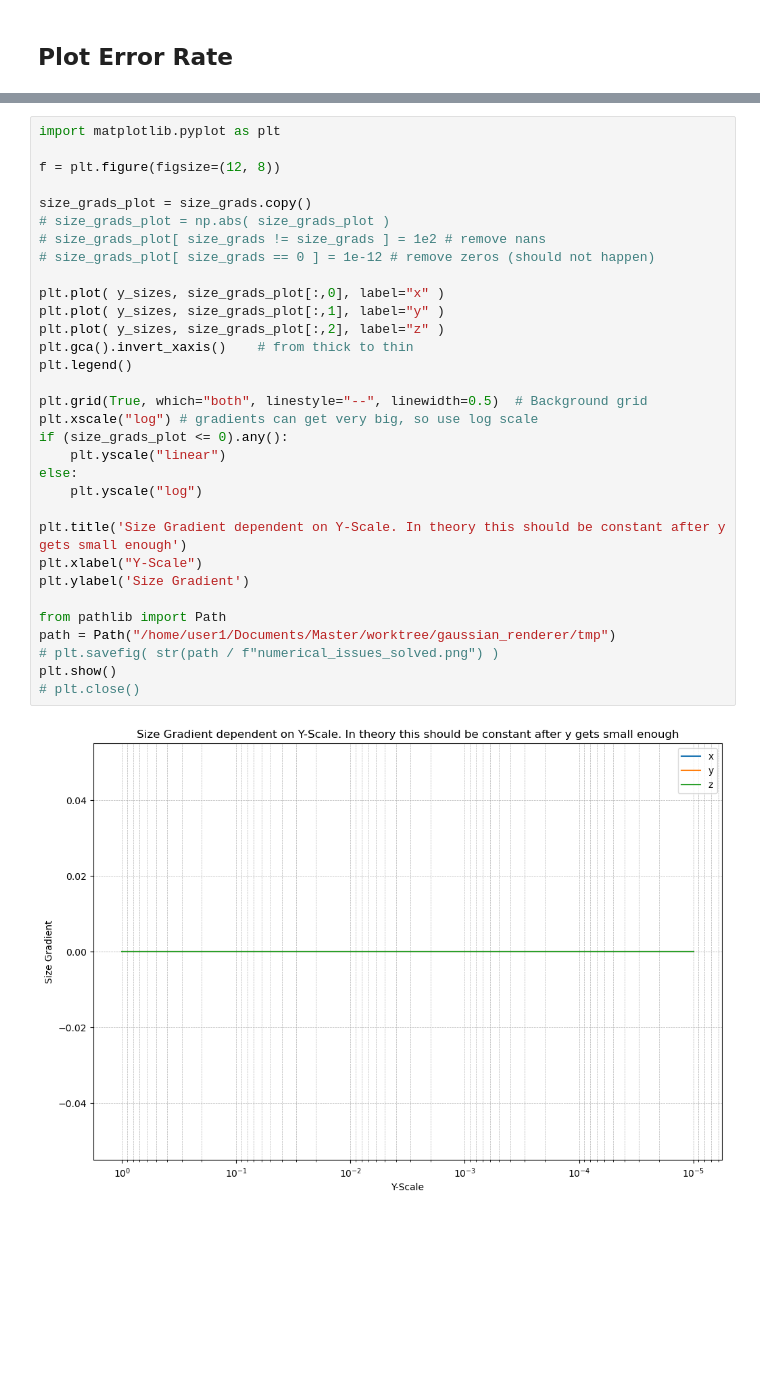
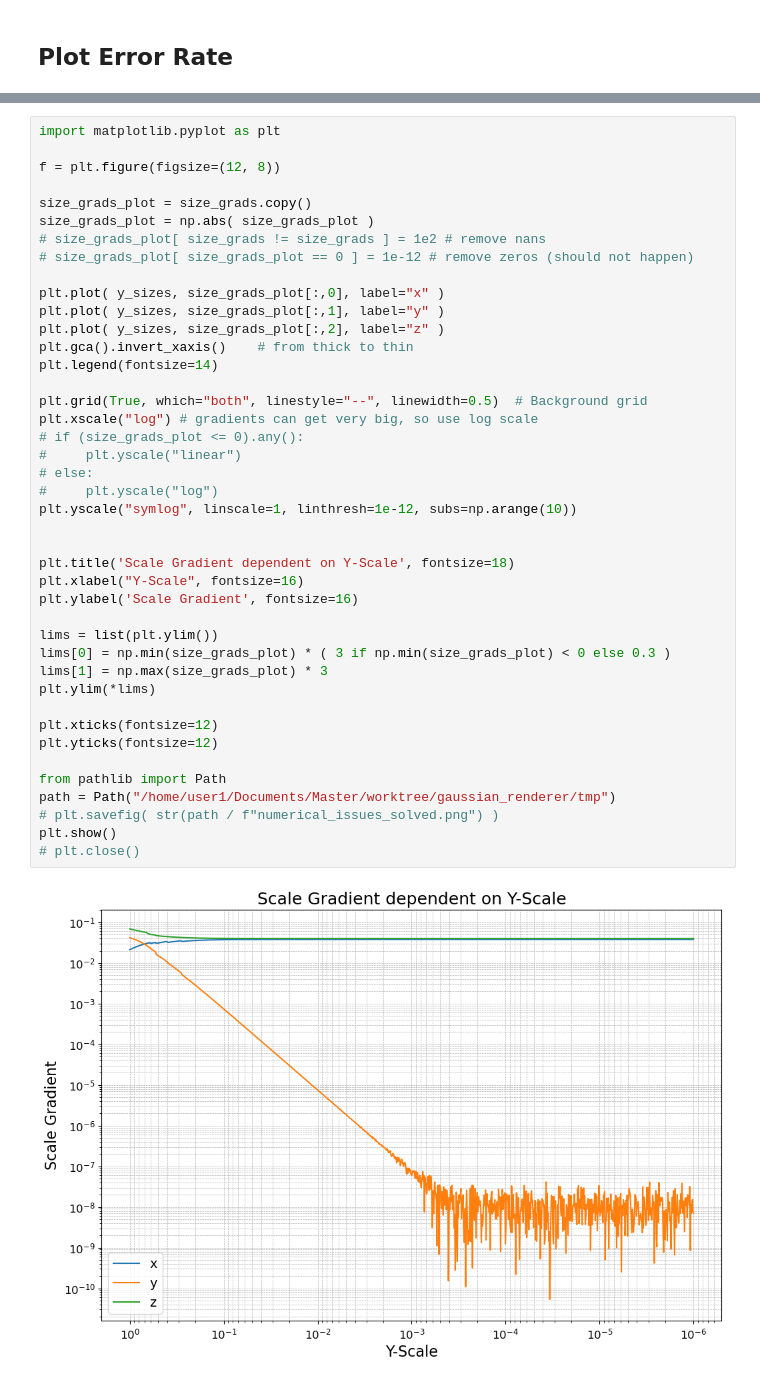
Before and after one commit to Dankrunchy/3dgrut, a Jupyter notebook: numeric_instability_3dgrut.ipynb, the cells around one changed output, grey strips where cells are left out. Saved outputs shown, nothing was run; the diff lists cells and outputs as text; blank space fills up the shorter version.

```diff
--- a/numeric_instability_3dgrut.ipynb
+++ b/numeric_instability_3dgrut.ipynb
@@ -270,37 +279,47 @@ plt.show()
 # %%
 import matplotlib.pyplot as plt
 
 f = plt.figure(figsize=(12, 8))
 
 size_grads_plot = size_grads.copy()
-# size_grads_plot = np.abs( size_grads_plot )
+size_grads_plot = np.abs( size_grads_plot )
 # size_grads_plot[ size_grads != size_grads ] = 1e2 # remove nans
-# size_grads_plot[ size_grads == 0 ] = 1e-12 # remove zeros (should not happen)
+# size_grads_plot[ size_grads_plot == 0 ] = 1e-12 # remove zeros (should not happen)
 
 plt.plot( y_sizes, size_grads_plot[:,0], label="x" )
 plt.plot( y_sizes, size_grads_plot[:,1], label="y" )
 plt.plot( y_sizes, size_grads_plot[:,2], label="z" )
 plt.gca().invert_xaxis()    # from thick to thin
-plt.legend()
+plt.legend(fontsize=14)
 
 plt.grid(True, which="both", linestyle="--", linewidth=0.5)  # Background grid
 plt.xscale("log") # gradients can get very big, so use log scale
-if (size_grads_plot <= 0).any():
-    plt.yscale("linear")
-else:
-    plt.yscale("log")
+# if (size_grads_plot <= 0).any():
+#     plt.yscale("linear")
+# else:
+#     plt.yscale("log")
+plt.yscale("symlog", linscale=1, linthresh=1e-12, subs=np.arange(10))
 
-plt.title('Size Gradient dependent on Y-Scale. In theory this should be constant after y gets small enough')
-plt.xlabel("Y-Scale")
-plt.ylabel('Size Gradient')
+
+plt.title('Scale Gradient dependent on Y-Scale', fontsize=18)
+plt.xlabel("Y-Scale", fontsize=16)
+plt.ylabel('Scale Gradient', fontsize=16)
+
+lims = list(plt.ylim())
+lims[0] = np.min(size_grads_plot) * ( 3 if np.min(size_grads_plot) < 0 else 0.3 )
+lims[1] = np.max(size_grads_plot) * 3
+plt.ylim(*lims)
+
+plt.xticks(fontsize=12)
+plt.yticks(fontsize=12)
 
 from pathlib import Path
 path = Path("/home/user1/Documents/Master/worktree/gaussian_renderer/tmp")
 # plt.savefig( str(path / f"numerical_issues_solved.png") )
 plt.show()
 # plt.close()
 # %% [output]
-[figure, old version]
+[figure, new version]
 # %%
 import matplotlib.pyplot as plt
 
```
Also changed, not shown: parts of 5 cells of this notebook, 12 other files.
